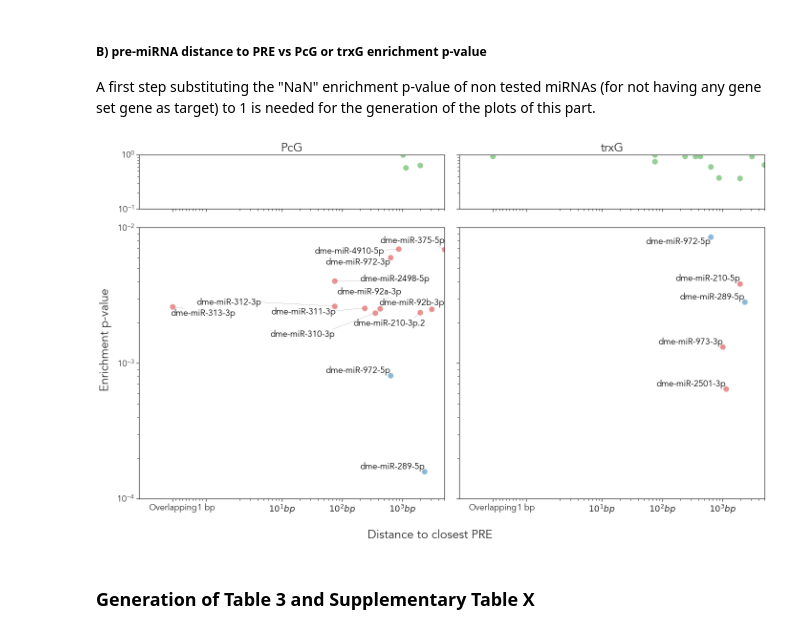
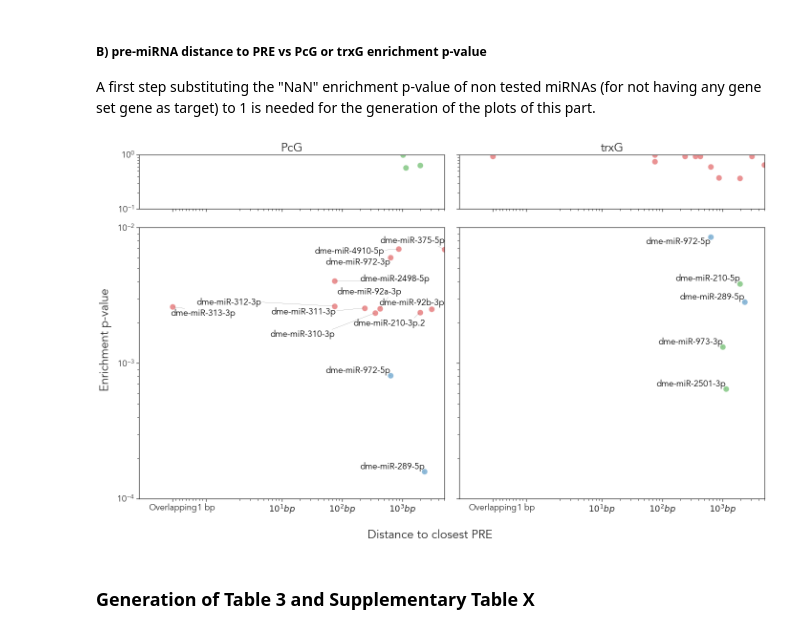
Before and after one commit to j-solor/Drosophila-miRNA-PcG-circuits, a Jupyter notebook: Analysis/Analysis.ipynb, the cells around one changed output. Cells and saved outputs as stored; diff of their text form; code cells hidden in the pictures.

```diff
--- a/Analysis/Analysis.ipynb
+++ b/Analysis/Analysis.ipynb
@@ -1061,8 +1094,8 @@ def Plot_significative(PcG, trxG, PcG_color, trxG_color, shared_color, dist_th =
             common = sign_trxG[isinother]
             group = sign_trxG[~isinother]
             other = sign_other.drop(index = common.index)
-            col = PcG_color
-            other_col = trxG_color
+            col = trxG_color
+            other_col = PcG_color
 
         ### Plotting
         ax_other.set_title(name, fontweight = "bold", fontsize = 25)
@@ -1122,34 +1155,34 @@ def Plot_significative(PcG, trxG, PcG_color, trxG_color, shared_color, dist_th =
     ax1.yaxis.set_minor_formatter(mpl.ticker.NullFormatter())
 
     #### xticks minor all
     locminx = mpl.ticker.LogLocator(subs= np.arange(0.01,0.1,0.01))
     for ax in [ax1, ax2, ax3, ax4]:
         ax.xaxis.set_minor_locator(locminx)
         ax.xaxis.set_minor_formatter(mpl.ticker.NullFormatter())
 
     #### xticklabel addition of bp
     tick_text = list("$10^{%i} bp$" %(np.log10(x+0.1)) for x in ax1.get_xticks())
     tick_text[0:2] = ["Overlapping", "1 bp"]
     ax3.set_xticks(ax3.get_xticks())
     ax3.set_xticklabels(tick_text)
     ax4.set_xticks(ax3.get_xticks())
     ax4.set_xticklabels(tick_text)
 
     # aesthetics
     fig.supxlabel("Distance to closest PRE")
     fig.supylabel("Enrichment p-value")
     sns.set_style("ticks")
     plt.tight_layout()
     plt.savefig("plots/figure_pvalue_distances.png", dpi = 200, transparent = True)
     plt.show()
 
 # Plotting function calling
 Plot_significative(plots_PcG, plots_trxG,
                    PcG_color = PcG_color,
                    trxG_color = trxG_color,
                    shared_color = shared_color)
 # %% [output]
-[figure, old version]
+[figure, new version]
 # %% [markdown]
 ### Generation of Table 3 and Supplementary Table X
 # %%
```
Also changed, not shown: parts of 2 cells of this notebook.
